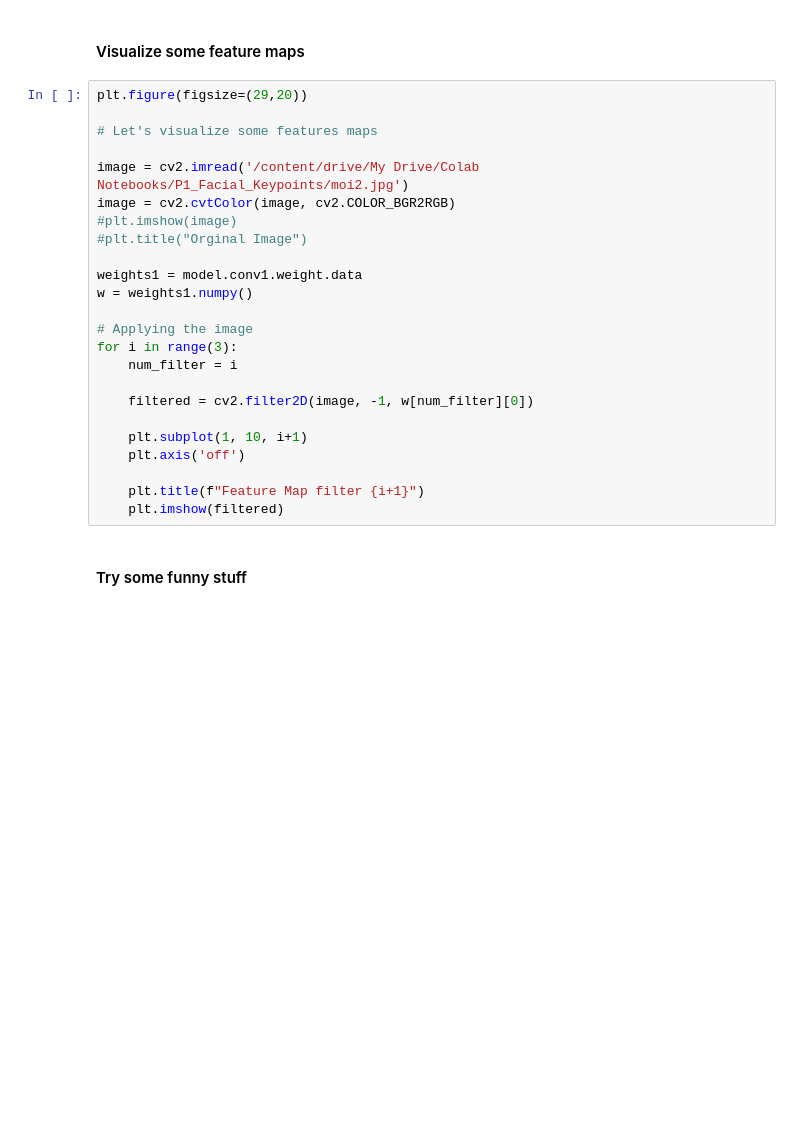
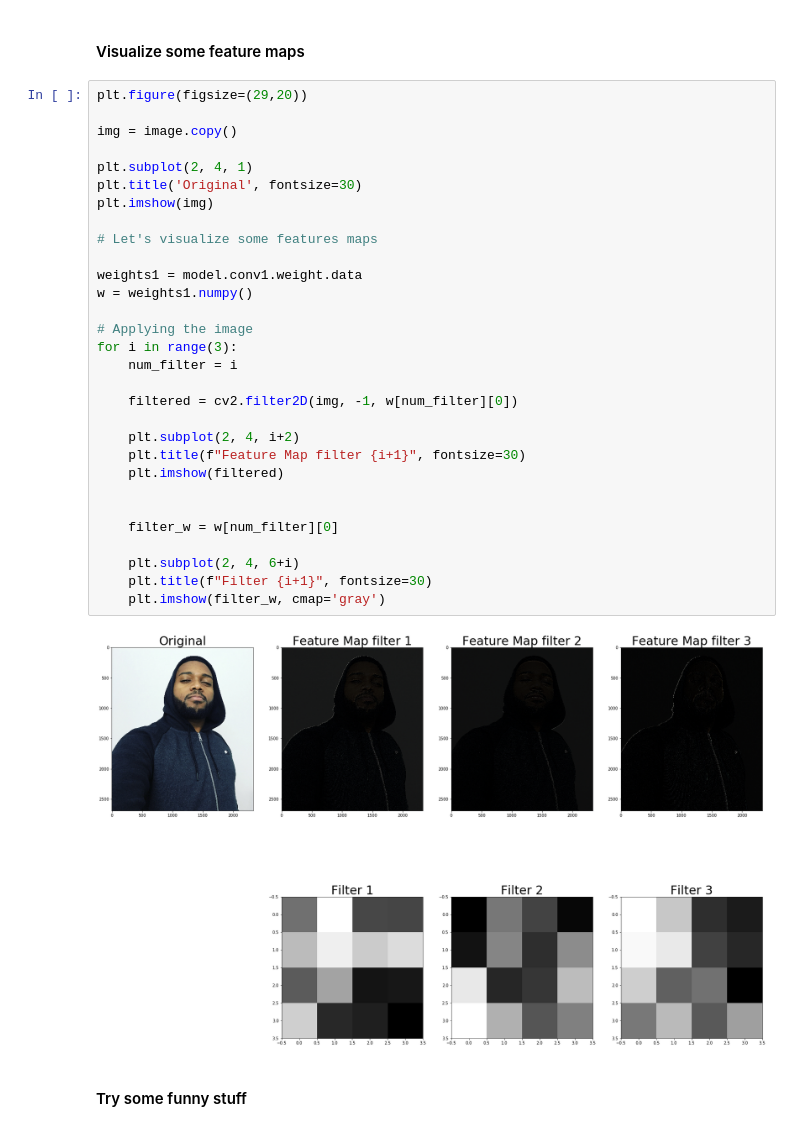
Before and after one commit to Mdhvince/Facial_Keypoints_Detection_CVND, a Jupyter notebook: inference.ipynb, the cells around one changed output. Cells and saved outputs as stored; diff of their text form; blank space fills up the shorter version.

```diff
--- a/inference.ipynb
+++ b/inference.ipynb
@@ -172,27 +178,35 @@ for i in range(10):
 # %%
 plt.figure(figsize=(29,20))
 
+img = image.copy()
+
+plt.subplot(2, 4, 1)
+plt.title('Original', fontsize=30)
+plt.imshow(img)
+
 # Let's visualize some features maps
-
-image = cv2.imread('/content/drive/My Drive/Colab Notebooks/P1_Facial_Keypoints/moi2.jpg')
-image = cv2.cvtColor(image, cv2.COLOR_BGR2RGB)
-#plt.imshow(image)
-#plt.title("Orginal Image")
 
 weights1 = model.conv1.weight.data
 w = weights1.numpy()
 
 # Applying the image
 for i in range(3):
     num_filter = i
 
-    filtered = cv2.filter2D(image, -1, w[num_filter][0])
+    filtered = cv2.filter2D(img, -1, w[num_filter][0])
 
-    plt.subplot(1, 10, i+1)
-    plt.axis('off')
+    plt.subplot(2, 4, i+2)
+    plt.title(f"Feature Map filter {i+1}", fontsize=30)
+    plt.imshow(filtered)
 
-    plt.title(f"Feature Map filter {i+1}")
-    plt.imshow(filtered)
+
+    filter_w = w[num_filter][0]
+
+    plt.subplot(2, 4, 6+i)
+    plt.title(f"Filter {i+1}", fontsize=30)
+    plt.imshow(filter_w, cmap='gray')
+# %% [output]
+[figure, added]
 # %% [markdown]
 #### Try some funny stuff
 # %%
```
Also changed, not shown: parts of 9 cells of this notebook.
